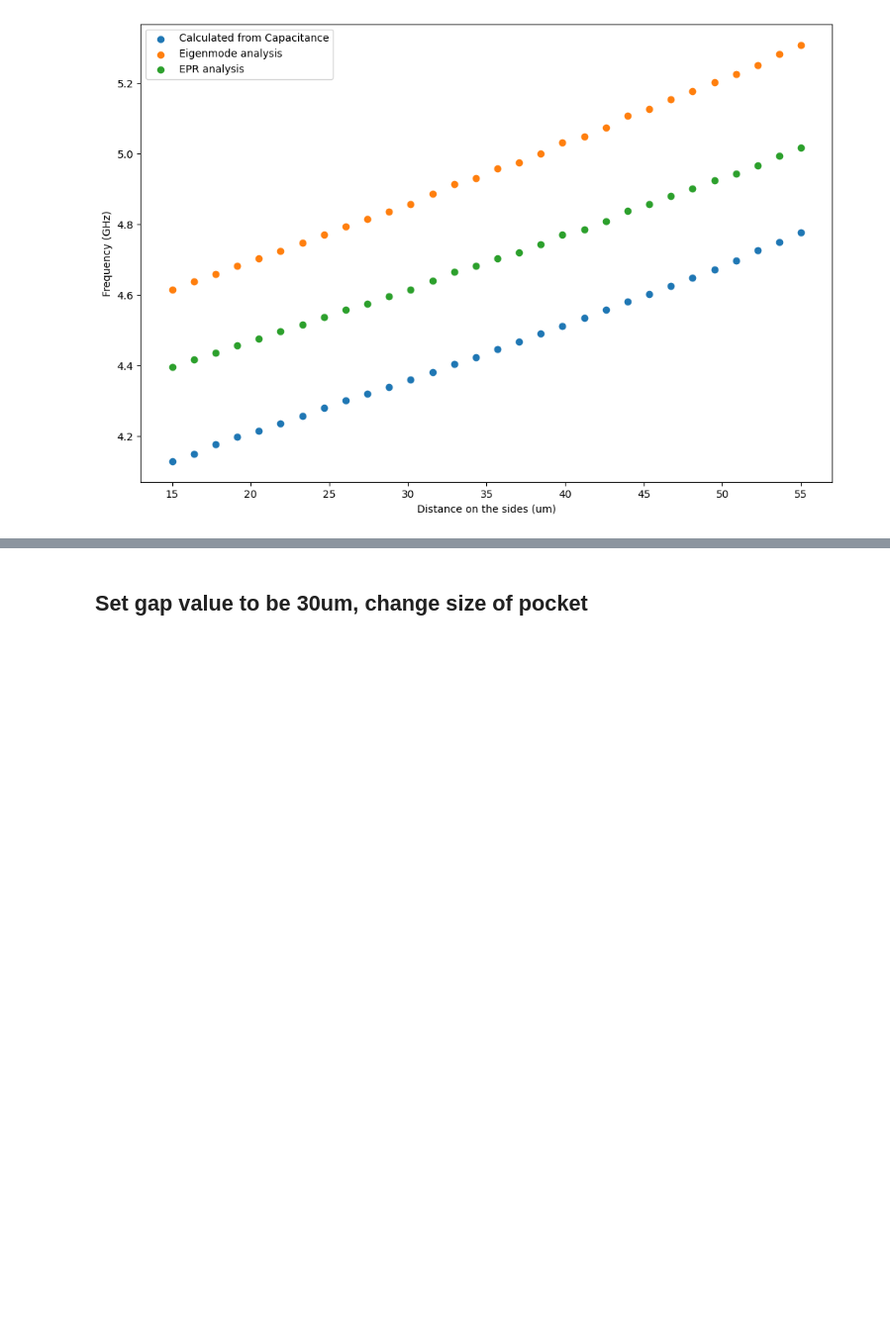
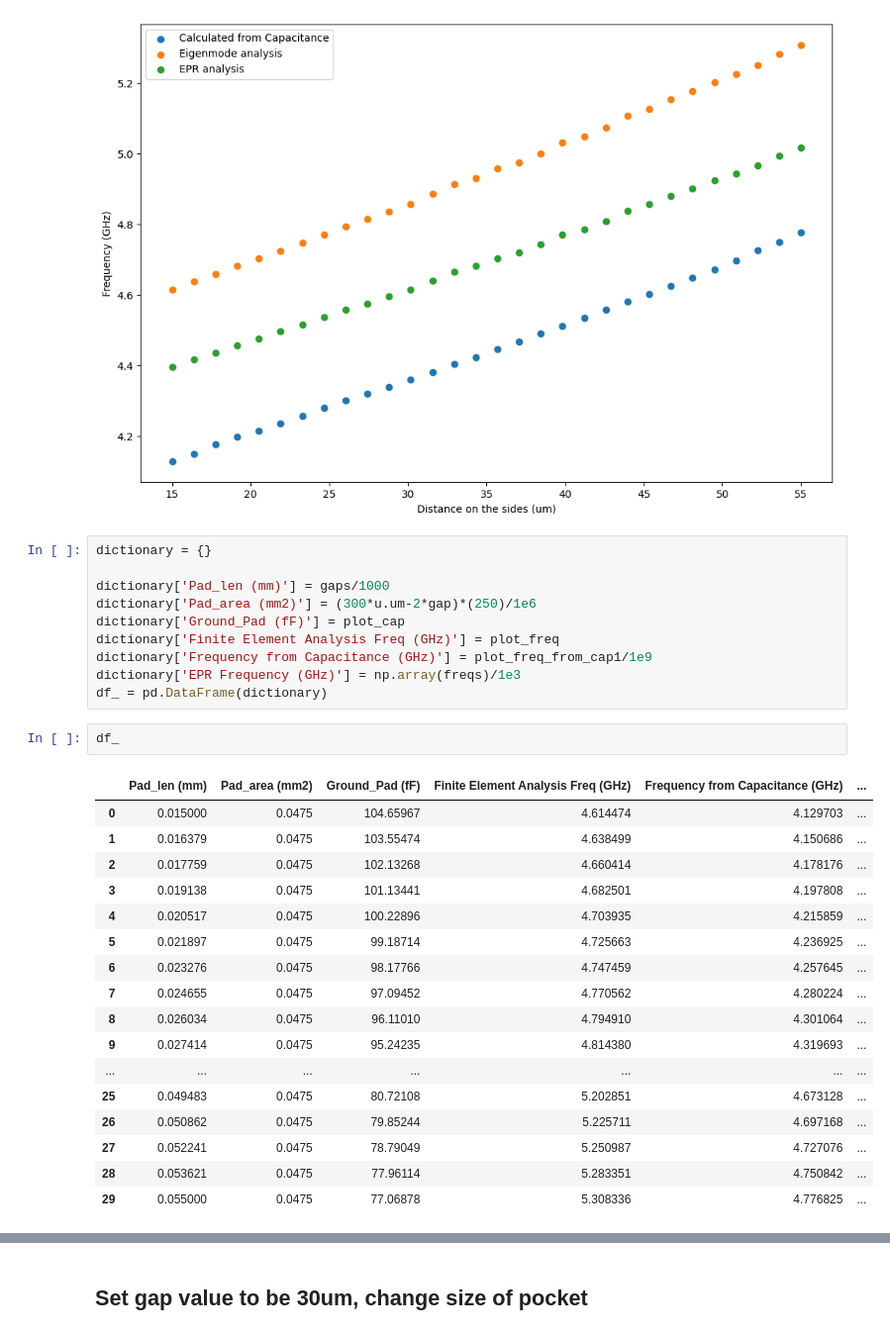
Before and after one commit to Wendywanw/Wendy-qiskit-code, a Jupyter notebook: optimzie_Transmon.ipynb, the cells around one changed output, grey strips where cells are left out. Shown at 99% size. Saved outputs shown, nothing was run; the diff lists cells and outputs as text; blank space fills up the shorter version.

```diff
--- a/optimzie_Transmon.ipynb
+++ b/optimzie_Transmon.ipynb
@@ -391,3 +391,33 @@ plt.savefig('transmon frequency vs gap.png')
 plt.show()
 # %% [output]
 [figure]
+# %%
+dictionary = {}
+
+dictionary['Pad_len (mm)'] = gaps/1000
+dictionary['Pad_area (mm2)'] = (300*u.um-2*gap)*(250)/1e6
+dictionary['Ground_Pad (fF)'] = plot_cap
+dictionary['Finite Element Analysis Freq (GHz)'] = plot_freq
+dictionary['Frequency from Capacitance (GHz)'] = plot_freq_from_cap1/1e9
+dictionary['EPR Frequency (GHz)'] = np.array(freqs)/1e3
+df_ = pd.DataFrame(dictionary)
+# %%
+df_
+# %% [output]
+|  | Pad_len (mm) | Pad_area (mm2) | Ground_Pad (fF) | Finite Element Analysis Freq (GHz) | Frequency from Capacitance (GHz) | ... |
+| 0 | 0.015000 | 0.0475 | 104.65967 | 4.614474 | 4.129703 | ... |
+| 1 | 0.016379 | 0.0475 | 103.55474 | 4.638499 | 4.150686 | ... |
+| 2 | 0.017759 | 0.0475 | 102.13268 | 4.660414 | 4.178176 | ... |
+| 3 | 0.019138 | 0.0475 | 101.13441 | 4.682501 | 4.197808 | ... |
+| 4 | 0.020517 | 0.0475 | 100.22896 | 4.703935 | 4.215859 | ... |
+| 5 | 0.021897 | 0.0475 | 99.18714 | 4.725663 | 4.236925 | ... |
+| 6 | 0.023276 | 0.0475 | 98.17766 | 4.747459 | 4.257645 | ... |
+| 7 | 0.024655 | 0.0475 | 97.09452 | 4.770562 | 4.280224 | ... |
+| 8 | 0.026034 | 0.0475 | 96.11010 | 4.794910 | 4.301064 | ... |
+| 9 | 0.027414 | 0.0475 | 95.24235 | 4.814380 | 4.319693 | ... |
+| ... | ... | ... | ... | ... | ... | ... |
+| 25 | 0.049483 | 0.0475 | 80.72108 | 5.202851 | 4.673128 | ... |
+| 26 | 0.050862 | 0.0475 | 79.85244 | 5.225711 | 4.697168 | ... |
+| 27 | 0.052241 | 0.0475 | 78.79049 | 5.250987 | 4.727076 | ... |
+| 28 | 0.053621 | 0.0475 | 77.96114 | 5.283351 | 4.750842 | ... |
+| 29 | 0.055000 | 0.0475 | 77.06878 | 5.308336 | 4.776825 | ... |
```
Also changed, not shown: parts of 4 cells of this notebook.
